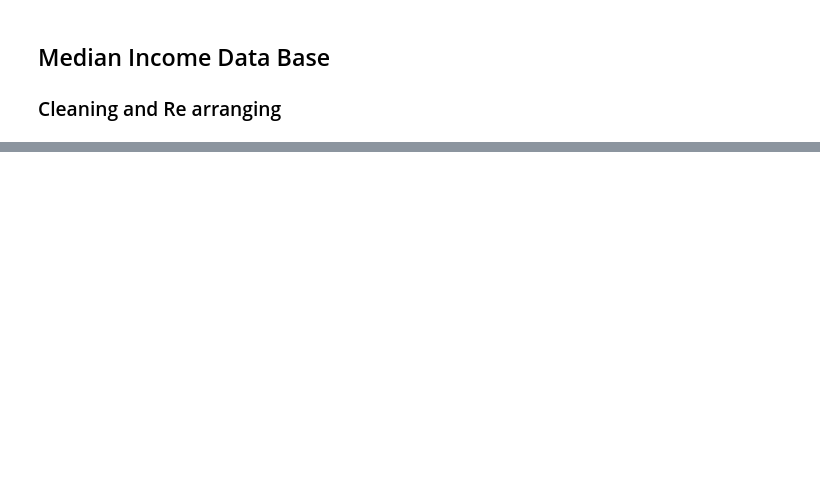
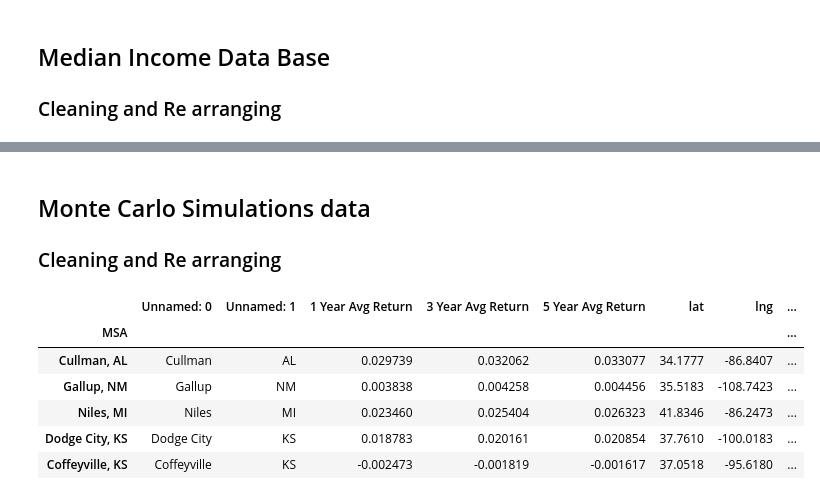
Before and after one commit to Luminous171/Project_1, a Jupyter notebook: Python_Files/clean_data_bases_2020.11.10.ipynb, the cells around one changed output, grey strips where cells are left out. Cells and saved outputs as stored; diff of their text form; code cells hidden in the pictures; blank space fills up the shorter version.

```diff
--- a/Python_Files/clean_data_bases_2020.11.10.ipynb
+++ b/Python_Files/clean_data_bases_2020.11.10.ipynb
@@ -405 +555,21 @@ median_income_df['Mean income (dollars)']=median_income_df['Mean income (dollars
+# %% [markdown]
+## Monte Carlo Simulations data
+### Cleaning and Re arranging
+# %%
+# read the house_prices_msa.csv. this file will be used for sale price data
+file_name='mc_output.csv'
+csv_file=Path(f"../Data/{file_name}")
+mc_output_df= pd.read_csv(csv_file)
+mc_output_df['MSA']=mc_output_df['Unnamed: 0']+', '+mc_output_df['Unnamed: 1']
+mc_output_df=mc_output_df.set_index('MSA')
+mc_output_df.drop(columns=['Unnamed: 0', 'Unnamed: 1', 'lat', 'lng', 'population', 'firstzip'])
+mc_output_df.head(5)
+# %% [output]
+|  | Unnamed: 0 | Unnamed: 1 | 1 Year Avg Return | 3 Year Avg Return | 5 Year Avg Return | lat | lng | ... |
+| MSA |  |  |  |  |  |  |  | ... |
+| Cullman, AL | Cullman | AL | 0.029739 | 0.032062 | 0.033077 | 34.1777 | -86.8407 | ... |
+| Gallup, NM | Gallup | NM | 0.003838 | 0.004258 | 0.004456 | 35.5183 | -108.7423 | ... |
+| Niles, MI | Niles | MI | 0.023460 | 0.025404 | 0.026323 | 41.8346 | -86.2473 | ... |
+| Dodge City, KS | Dodge City | KS | 0.018783 | 0.020161 | 0.020854 | 37.7610 | -100.0183 | ... |
+| Coffeyville, KS | Coffeyville | KS | -0.002473 | -0.001819 | -0.001617 | 37.0518 | -95.6180 | ... |
 # %% [markdown]
```
Also changed, not shown: parts of 15 cells of this notebook.
